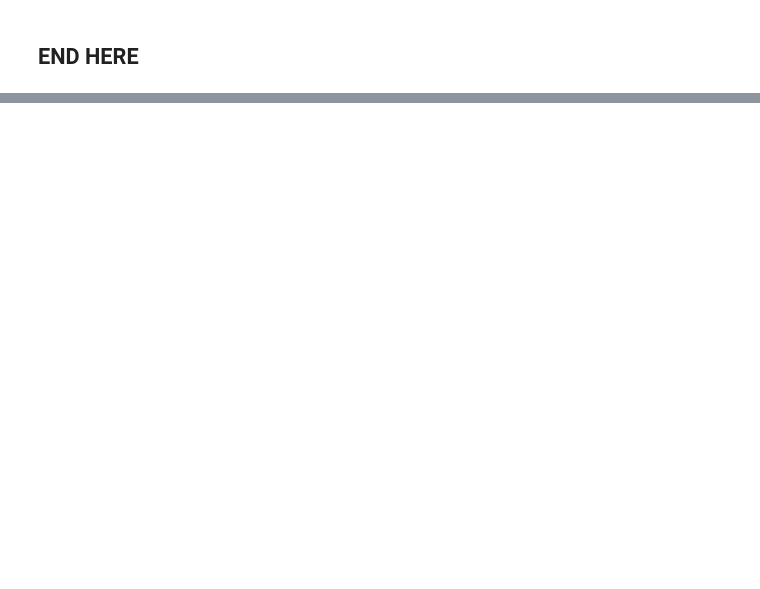
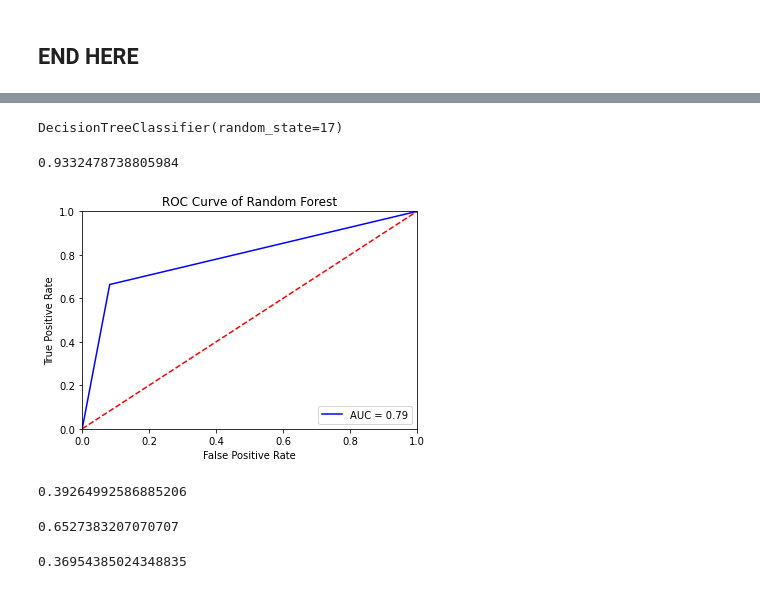
Before and after one commit to loopiiu/DSP2_Endterm, a Jupyter notebook: notebook/dsp2_endterm.ipynb, the cells around one changed output, grey strips where cells are left out. Saved outputs shown, nothing was run; the diff lists cells and outputs as text; code cells hidden in the pictures; blank space fills up the shorter version.

```diff
--- a/notebook/dsp2_endterm.ipynb
+++ b/notebook/dsp2_endterm.ipynb
@@ -1094,0 +954,2 @@ dtype: int64
+# %%
+data=data.astype('int32')
@@ -1094,0 +977,12 @@ dtype: int64
+# %%
+X = data.drop(columns=['churn'], axis=1)
+Y = data.churn
+
+X_train, X_test, y_train, y_test = train_test_split(X, Y, test_size=0.33, random_state=42)
+# %%
+from imblearn.combine import SMOTETomek
+
+smote_tomek = SMOTETomek(random_state=888)
+X_train, y_train = smote_tomek.fit_resample(X_train, y_train)
+
+y_train.value_counts()
@@ -1094,0 +1017,5 @@ dtype: int64
+# %%
+tree = DecisionTreeClassifier(random_state=17)
+tree.fit(X_train, y_train)
+# %% [output]
+DecisionTreeClassifier(random_state=17)
@@ -1094,0 +1024,5 @@ dtype: int64
+# %%
+tree_pred = tree.predict(X_test)
+accuracy_score(y_test, y_pred)
+# %% [output]
+0.9332478738805984
@@ -1094,0 +1033,19 @@ dtype: int64
+# %%
+y_scores = tree.predict_proba(X_test)
+
+fpr_rf, tpr_rf, threshold = roc_curve(y_test, y_scores[:, 1])
+roc_auc_rf = auc(fpr_rf, tpr_rf)
+
+plt.title('Receiver Operating Characteristic')
+plt.plot(fpr_rf, tpr_rf, 'b', label = 'AUC = %0.2f' % roc_auc_rf)
+plt.legend(loc = 'lower right')
+plt.plot([0, 1], [0, 1],'r--')
+plt.xlim([0, 1])
+plt.ylim([0, 1])
+plt.ylabel('True Positive Rate')
+plt.xlabel('False Positive Rate')
+plt.title('ROC Curve of Random Forest')
+
+plt.show()
+# %% [output]
+[figure, added]
@@ -1094,0 +1054,4 @@ dtype: int64
+# %%
+f1_score(tree_pred, y_test)
+# %% [output]
+0.39264992586885206
@@ -1094,0 +1060,9 @@ dtype: int64
+# %%
+recall_score(y_test, y_pred)
+# %% [output]
+0.6527383207070707
+# %%
+from sklearn.metrics import precision_score
+precision_score(y_test, y_pred)
+# %% [output]
+0.36954385024348835
```
Also changed, not shown: parts of 181 cells of this notebook.
